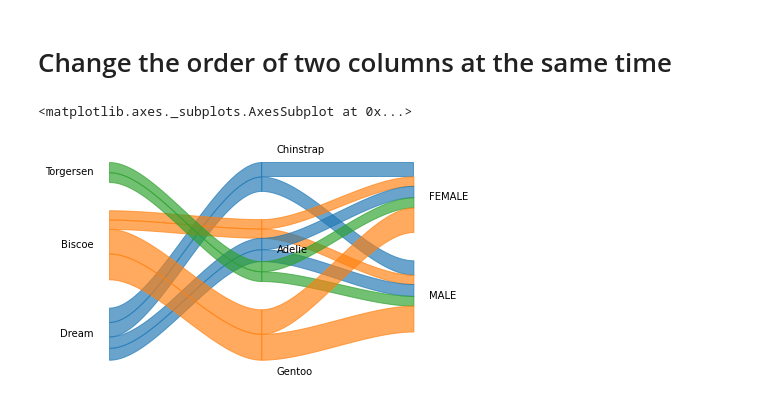
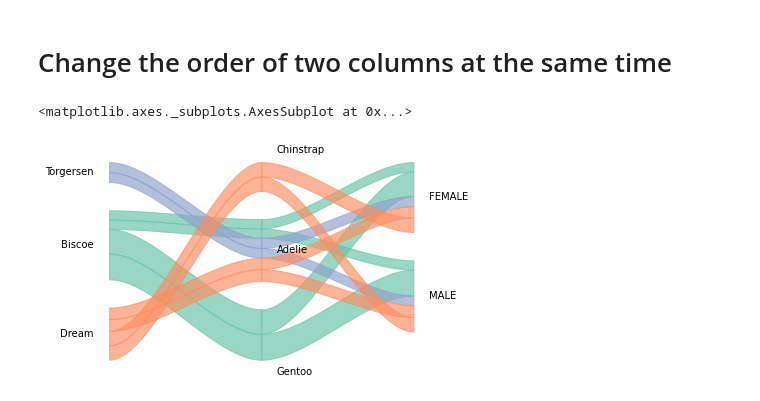
Before and after one commit to skojaku/pandas-alluvial-diagram, a Jupyter notebook: notebooks/example1.ipynb, the cells around one changed output. Cells and saved outputs as stored; diff of their text form; code cells hidden in the pictures.

```diff
--- a/notebooks/example1.ipynb
+++ b/notebooks/example1.ipynb
@@ -41,10 +53,16 @@ allu_pandas.draw(
 # %%
 allu_pandas.draw(
     df,
     ["island", "species", "sex"],
-    palette="tab10",
-    row_order=[("island","Torgersen"), ("island", "Biscoe"), ("island","Dream"), ("species", "Chinstrap"), ("species", "Adelie"), ("species", "Gentoo")],
+    row_order=[
+        ("island", "Torgersen"),
+        ("island", "Biscoe"),
+        ("island", "Dream"),
+        ("species", "Chinstrap"),
+        ("species", "Adelie"),
+        ("species", "Gentoo"),
+    ],
 )
 # %% [output]
 <matplotlib.axes._subplots.AxesSubplot at 0x...>
-[figure, old version]
+[figure, new version]
```
Also changed, not shown: parts of 7 cells of this notebook.
